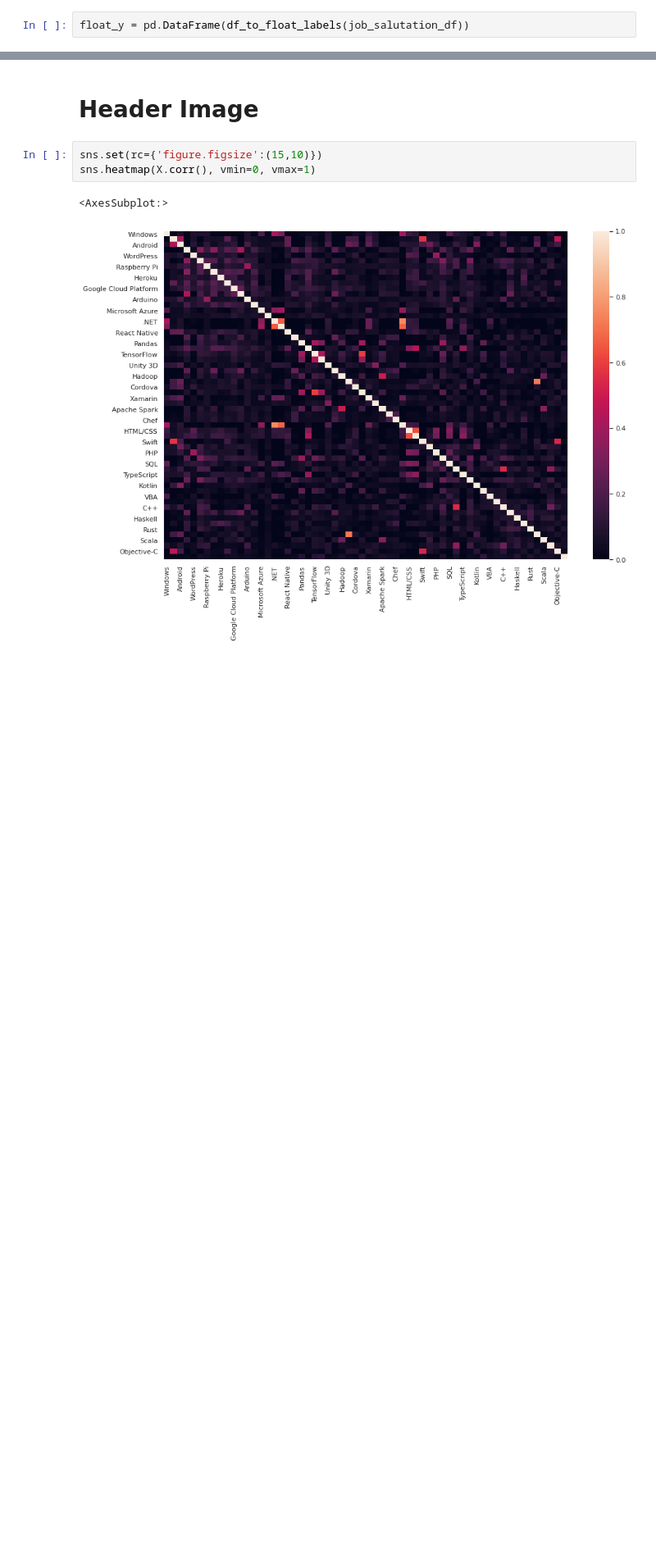
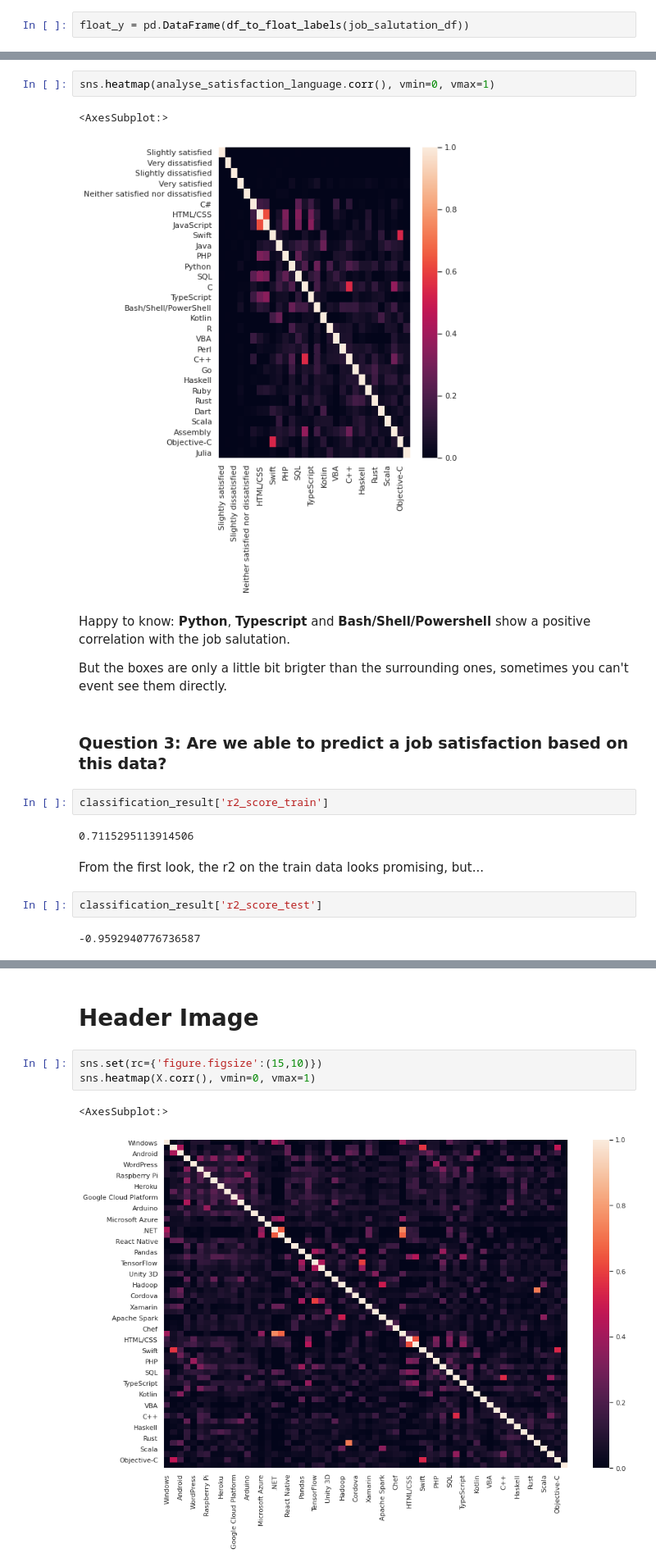
Before and after one commit to dariusgm/stackoverflow2020, a Jupyter notebook: Blog.ipynb, the cells around one changed output, grey strips where cells are left out. Shown at 82% size. Saved outputs shown, nothing was run; the diff lists cells and outputs as text; blank space fills up the shorter version.

```diff
--- a/Blog.ipynb
+++ b/Blog.ipynb
@@ -393,0 +489,21 @@ fit_regression(X, float_y)
+# %%
+sns.heatmap(analyse_satisfaction_language.corr(), vmin=0, vmax=1)
+# %% [output]
+<AxesSubplot:>
+[figure, new version]
+# %% [markdown]
+Happy to know: **Python**, **Typescript** and **Bash/Shell/Powershell** show a positive correlation with the job salutation.
+
+But the boxes are only a little bit brigter than the surrounding ones, sometimes you can't event see them directly.
+# %% [markdown]
+### Question 3: Are we able to predict a job satisfaction based on this data?
+# %%
+classification_result['r2_score_train']
+# %% [output]
+0.7115295113914506
+# %% [markdown]
+From the first look, the r2 on the train data looks promising, but...
+# %%
+classification_result['r2_score_test']
+# %% [output]
+-0.9592940776736587
```
Also changed, not shown: parts of 108 cells of this notebook.
